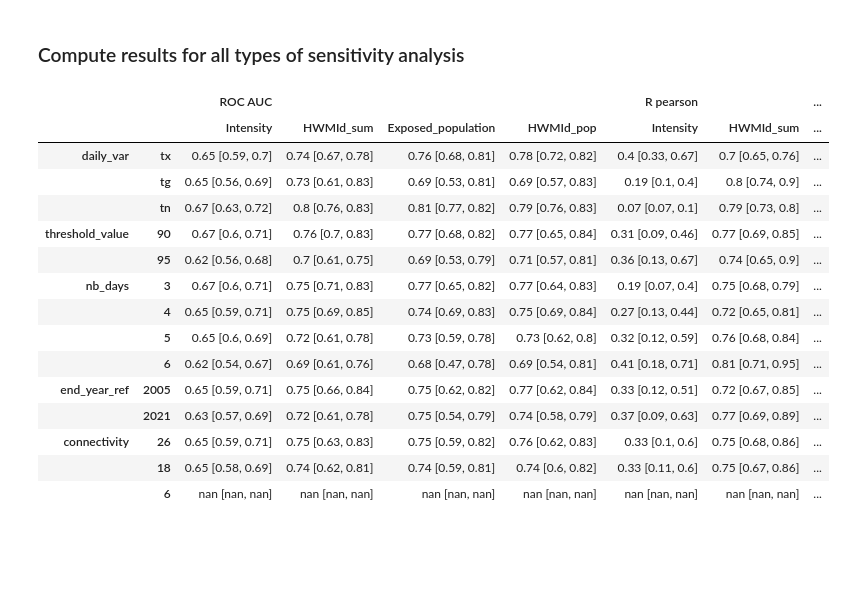
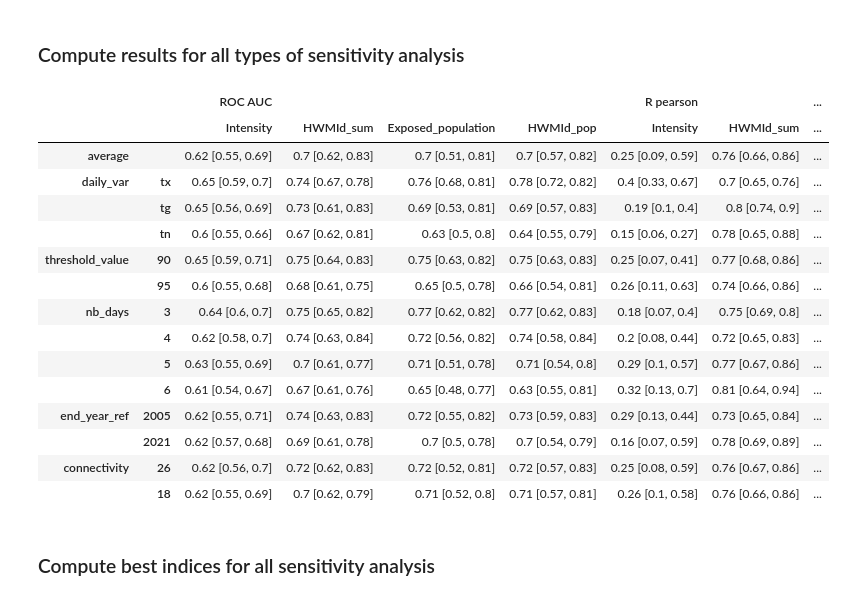
Before and after one commit to loumdt/extreme_htws_cc3d, a Jupyter notebook: Code/undetected_and_trends.ipynb, the cells around one changed output. Drawn from its saved outputs; the diff is of its cells as text; code cells hidden in the pictures; blank space fills up the shorter version.

```diff
--- a/Code/undetected_and_trends.ipynb
+++ b/Code/undetected_and_trends.ipynb
@@ -513,38 +426,61 @@ baseline period: 1975-2021
 # %%
-iterables_col = [["ROC AUC", "R pearson", "R2"], ["Intensity", "HWMId_sum", "Exposed_population", "HWMId_pop"]]
-array_row = [["daily_var","daily_var","daily_var",
+array_col = [["ROC AUC","ROC AUC","ROC AUC","ROC AUC", "R pearson","R pearson","R pearson","R pearson", "R2","R2","R2","R2", 'EM-DAT match (max. 88)', 'nb detected cc3d'],
+["Intensity", "HWMId_sum", "Exposed_population", "HWMId_pop",
+"Intensity", "HWMId_sum", "Exposed_population", "HWMId_pop",
+"Intensity", "HWMId_sum", "Exposed_population", "HWMId_pop", "", ""]]
+array_row = [["average","daily_var","daily_var","daily_var",
 "threshold_value","threshold_value","nb_days","nb_days","nb_days","nb_days",
-"end_year_ref","end_year_ref","connectivity","connectivity","connectivity"]
-,['tx','tg','tn',90,95,3,4,5,6,2005,2021,26,18,6]]
-tuples = list(zip(*array_row))
-df_results_sensi_CI = pd.DataFrame(index=pd.MultiIndex.from_tuples(tuples),columns=pd.MultiIndex.from_product(iterables_col),dtype=object)
+"end_year_ref","end_year_ref","connectivity","connectivity"]
+,['','tx','tg','tn',90,95,3,4,5,6,2005,2021,26,18]]
+tuples_row = list(zip(*array_row))
+tuples_col = list(zip(*array_col))
+df_scores_sensi_CI = pd.DataFrame(index=pd.MultiIndex.from_tuples(tuples_row),columns=pd.MultiIndex.from_tuples(tuples_col),dtype=object)
 sub_df_sensitivity = df_sensitivity[df_sensitivity['end_year']==2021]
-idx_dict = {'daily_var':['tx','tg','tn'], 'threshold_value':[90,95], 'nb_days':[3,4,5,6],'end_year_ref':[2005,2021],'connectivity':[26,18,6]}
+idx_dict = {'daily_var':['tx','tg','tn'], 'threshold_value':[90,95], 'nb_days':[3,4,5,6],'end_year_ref':[2005,2021],'connectivity':[26,18]}
+
+for index in ["Intensity", "HWMId_sum", "Exposed_population", "HWMId_pop"]:
+    df_scores_sensi_CI.loc[('average',''),("R pearson",index)] = f"{round(np.nanmedian(sub_df_sensitivity.loc[:,f'pearson_R_{index}']),2)} {[float(round(np.nanpercentile(sub_df_sensitivity.loc[:,f'pearson_R_{index}'],5),2)),float(round(np.nanpercentile(sub_df_sensitivity.loc[:,f'pearson_R_{index}'],95),2))]}"
+    df_scores_sensi_CI.loc[('average',''),("ROC AUC",index)] = f"{round(np.nanmedian(sub_df.loc[:,f'auc_roc_{index}']),2)} {[float(round(np.nanpercentile(sub_df_sensitivity.loc[:,f'auc_roc_{index}'],5),2)),float(round(np.nanpercentile(sub_df_sensitivity.loc[:,f'auc_roc_{index}'],95),2))]}"
+    df_scores_sensi_CI.loc[('average',''),("R2",index)] = f"{round(np.nanmedian(sub_df.loc[:,f'R2_{index}']),2)} {[float(round(np.nanpercentile(sub_df_sensitivity.loc[:,f'R2_{index}'],5),2)),float(round(np.nanpercentile(sub_df_sensitivity.loc[:,f'R2_{index}'],95),2))]}"
+match_distrib = np.array(sub_df_sensitivity['nb_emdat_matching_htws'])
+df_scores_sensi_CI.loc[('average',''),'EM-DAT match (max. 88)'] = f"{round(np.nanmedian(match_distrib),2)} {[float(round(np.nanpercentile(match_distrib,5),2)),float(round(np.nanpercentile(match_distrib,95),2))]}"
+
+nb_detected_distrib = np.array(sub_df_sensitivity['nb_detected_htws'])
+df_scores_sensi_CI.loc[('average',''),'nb detected cc3d'] = f"{round(np.nanmedian(nb_detected_distrib),2)} {[float(round(np.nanpercentile(nb_detected_distrib,5),2)),float(round(np.nanpercentile(nb_detected_distrib,95),2))]}"
+
 for var in idx_dict.keys():
     for val in idx_dict[var]:
         sub_df = sub_df_sensitivity[sub_df_sensitivity[var]==val]
         distrib = [0]*len(sub_df)
         for index in ["Intensity", "HWMId_sum", "Exposed_population", "HWMId_pop"]:
-            df_results_sensi_CI.loc[(var,val),("R pearson",index)] = f"{round(np.nanmedian(sub_df.loc[:,f'pearson_R_{index}']),2)} {[float(round(np.nanpercentile(sub_df.loc[:,f'pearson_R_{index}'],5),2)),float(round(np.nanpercentile(sub_df.loc[:,f'pearson_R_{index}'],95),2))]}"
-            df_results_sensi_CI.loc[(var,val),("ROC AUC",index)] = f"{round(np.nanmedian(sub_df.loc[:,f'auc_roc_{index}']),2)} {[float(round(np.nanpercentile(sub_df.loc[:,f'auc_roc_{index}'],5),2)),float(round(np.nanpercentile(sub_df.loc[:,f'auc_roc_{index}'],95),2))]}"
-            df_results_sensi_CI.loc[(var,val),("R2",index)] = f"{round(np.nanmedian(sub_df.loc[:,f'R2_{index}']),2)} {[float(round(np.nanpercentile(sub_df.loc[:,f'R2_{index}'],5),2)),float(round(np.nanpercentile(sub_df.loc[:,f'R2_{index}'],95),2))]}"
+            df_scores_sensi_CI.loc[(var,val),("R pearson",index)] = f"{round(np.nanmedian(sub_df.loc[:,f'pearson_R_{index}']),2)} {[float(round(np.nanpercentile(sub_df.loc[:,f'pearson_R_{index}'],5),2)),float(round(np.nanpercentile(sub_df.loc[:,f'pearson_R_{index}'],95),2))]}"
+            df_scores_sensi_CI.loc[(var,val),("ROC AUC",index)] = f"{round(np.nanmedian(sub_df.loc[:,f'auc_roc_{index}']),2)} {[float(round(np.nanpercentile(sub_df.loc[:,f'auc_roc_{index}'],5),2)),float(round(np.nanpercentile(sub_df.loc[:,f'auc_roc_{index}'],95),2))]}"
+            df_scores_sensi_CI.loc[(var,val),("R2",index)] = f"{round(np.nanmedian(sub_df.loc[:,f'R2_{index}']),2)} {[float(round(np.nanpercentile(sub_df.loc[:,f'R2_{index}'],5),2)),float(round(np.nanpercentile(sub_df.loc[:,f'R2_{index}'],95),2))]}"
+        match_distrib = np.array(sub_df['nb_emdat_matching_htws'])
+        df_scores_sensi_CI.loc[(var,val),('EM-DAT match (max. 88)','')] = f"{round(np.nanmedian(match_distrib),2)} {[float(round(np.nanpercentile(match_distrib,5),2)),float(round(np.nanpercentile(match_distrib,95),2))]}"
+        nb_detected_distrib = np.array(sub_df['nb_detected_htws'])
+        df_scores_sensi_CI.loc[(var,val),('nb detected cc3d','')] = f"{round(np.nanmedian(nb_detected_distrib),2)} {[float(round(np.nanpercentile(nb_detected_distrib,5),2)),float(round(np.nanpercentile(nb_detected_distrib,95),2))]}"
+
+df_scores_sensi_CI.to_csv(join(read_directory,"indices_scores_summary_sensitivity.csv"))
 # %%
-df_results_sensi_CI
+df_scores_sensi_CI
 # %% [output]
 |  |  | ROC AUC |  |  |  | R pearson |  | ... |
 |  |  | Intensity | HWMId_sum | Exposed_population | HWMId_pop | Intensity | HWMId_sum | ... |
+| average |  | 0.62 [0.55, 0.69] | 0.7 [0.62, 0.83] | 0.7 [0.51, 0.81] | 0.7 [0.57, 0.82] | 0.25 [0.09, 0.59] | 0.76 [0.66, 0.86] | ... |
 | daily_var | tx | 0.65 [0.59, 0.7] | 0.74 [0.67, 0.78] | 0.76 [0.68, 0.81] | 0.78 [0.72, 0.82] | 0.4 [0.33, 0.67] | 0.7 [0.65, 0.76] | ... |
 |  | tg | 0.65 [0.56, 0.69] | 0.73 [0.61, 0.83] | 0.69 [0.53, 0.81] | 0.69 [0.57, 0.83] | 0.19 [0.1, 0.4] | 0.8 [0.74, 0.9] | ... |
-|  | tn | 0.67 [0.63, 0.72] | 0.8 [0.76, 0.83] | 0.81 [0.77, 0.82] | 0.79 [0.76, 0.83] | 0.07 [0.07, 0.1] | 0.79 [0.73, 0.8] | ... |
-| threshold_value | 90 | 0.67 [0.6, 0.71] | 0.76 [0.7, 0.83] | 0.77 [0.68, 0.82] | 0.77 [0.65, 0.84] | 0.31 [0.09, 0.46] | 0.77 [0.69, 0.85] | ... |
-|  | 95 | 0.62 [0.56, 0.68] | 0.7 [0.61, 0.75] | 0.69 [0.53, 0.79] | 0.71 [0.57, 0.81] | 0.36 [0.13, 0.67] | 0.74 [0.65, 0.9] | ... |
-| nb_days | 3 | 0.67 [0.6, 0.71] | 0.75 [0.71, 0.83] | 0.77 [0.65, 0.82] | 0.77 [0.64, 0.83] | 0.19 [0.07, 0.4] | 0.75 [0.68, 0.79] | ... |
-|  | 4 | 0.65 [0.59, 0.71] | 0.75 [0.69, 0.85] | 0.74 [0.69, 0.83] | 0.75 [0.69, 0.84] | 0.27 [0.13, 0.44] | 0.72 [0.65, 0.81] | ... |
-|  | 5 | 0.65 [0.6, 0.69] | 0.72 [0.61, 0.78] | 0.73 [0.59, 0.78] | 0.73 [0.62, 0.8] | 0.32 [0.12, 0.59] | 0.76 [0.68, 0.84] | ... |
-|  | 6 | 0.62 [0.54, 0.67] | 0.69 [0.61, 0.76] | 0.68 [0.47, 0.78] | 0.69 [0.54, 0.81] | 0.41 [0.18, 0.71] | 0.81 [0.71, 0.95] | ... |
-| end_year_ref | 2005 | 0.65 [0.59, 0.71] | 0.75 [0.66, 0.84] | 0.75 [0.62, 0.82] | 0.77 [0.62, 0.84] | 0.33 [0.12, 0.51] | 0.72 [0.67, 0.85] | ... |
-|  | 2021 | 0.63 [0.57, 0.69] | 0.72 [0.61, 0.78] | 0.75 [0.54, 0.79] | 0.74 [0.58, 0.79] | 0.37 [0.09, 0.63] | 0.77 [0.69, 0.89] | ... |
-| connectivity | 26 | 0.65 [0.59, 0.71] | 0.75 [0.63, 0.83] | 0.75 [0.59, 0.82] | 0.76 [0.62, 0.83] | 0.33 [0.1, 0.6] | 0.75 [0.68, 0.86] | ... |
-|  | 18 | 0.65 [0.58, 0.69] | 0.74 [0.62, 0.81] | 0.74 [0.59, 0.81] | 0.74 [0.6, 0.82] | 0.33 [0.11, 0.6] | 0.75 [0.67, 0.86] | ... |
-|  | 6 | nan [nan, nan] | nan [nan, nan] | nan [nan, nan] | nan [nan, nan] | nan [nan, nan] | nan [nan, nan] | ... |
+|  | tn | 0.6 [0.55, 0.66] | 0.67 [0.62, 0.81] | 0.63 [0.5, 0.8] | 0.64 [0.55, 0.79] | 0.15 [0.06, 0.27] | 0.78 [0.65, 0.88] | ... |
+| threshold_value | 90 | 0.65 [0.59, 0.71] | 0.75 [0.64, 0.83] | 0.75 [0.63, 0.82] | 0.75 [0.63, 0.83] | 0.25 [0.07, 0.41] | 0.77 [0.68, 0.86] | ... |
+|  | 95 | 0.6 [0.55, 0.68] | 0.68 [0.61, 0.75] | 0.65 [0.5, 0.78] | 0.66 [0.54, 0.81] | 0.26 [0.11, 0.63] | 0.74 [0.66, 0.86] | ... |
+| nb_days | 3 | 0.64 [0.6, 0.7] | 0.75 [0.65, 0.82] | 0.77 [0.62, 0.82] | 0.77 [0.62, 0.83] | 0.18 [0.07, 0.4] | 0.75 [0.69, 0.8] | ... |
+|  | 4 | 0.62 [0.58, 0.7] | 0.74 [0.63, 0.84] | 0.72 [0.56, 0.82] | 0.74 [0.58, 0.84] | 0.2 [0.08, 0.44] | 0.72 [0.65, 0.83] | ... |
+|  | 5 | 0.63 [0.55, 0.69] | 0.7 [0.61, 0.77] | 0.71 [0.51, 0.78] | 0.71 [0.54, 0.8] | 0.29 [0.1, 0.57] | 0.77 [0.67, 0.86] | ... |
+|  | 6 | 0.61 [0.54, 0.67] | 0.67 [0.61, 0.76] | 0.65 [0.48, 0.77] | 0.63 [0.55, 0.81] | 0.32 [0.13, 0.7] | 0.81 [0.64, 0.94] | ... |
+| end_year_ref | 2005 | 0.62 [0.55, 0.71] | 0.74 [0.63, 0.83] | 0.72 [0.55, 0.82] | 0.73 [0.59, 0.83] | 0.29 [0.13, 0.44] | 0.73 [0.65, 0.84] | ... |
+|  | 2021 | 0.62 [0.57, 0.68] | 0.69 [0.61, 0.78] | 0.7 [0.5, 0.78] | 0.7 [0.54, 0.79] | 0.16 [0.07, 0.59] | 0.78 [0.69, 0.89] | ... |
+| connectivity | 26 | 0.62 [0.56, 0.7] | 0.72 [0.62, 0.83] | 0.72 [0.52, 0.81] | 0.72 [0.57, 0.83] | 0.25 [0.08, 0.59] | 0.76 [0.67, 0.86] | ... |
+|  | 18 | 0.62 [0.55, 0.69] | 0.7 [0.62, 0.79] | 0.71 [0.52, 0.8] | 0.71 [0.57, 0.81] | 0.26 [0.1, 0.58] | 0.76 [0.66, 0.86] | ... |
+# %% [markdown]
+### Compute best indices for all sensitivity analysis
 # %%
```
Also changed, not shown: parts of 21 cells of this notebook.
